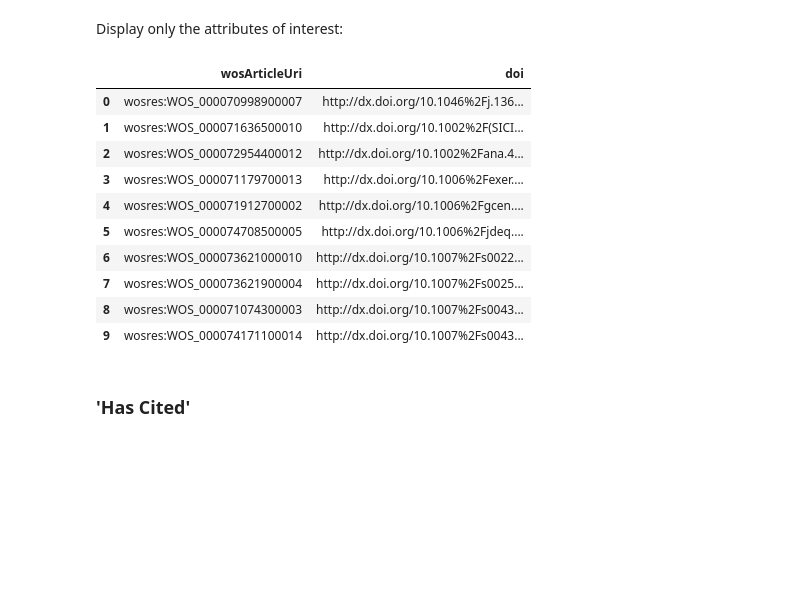
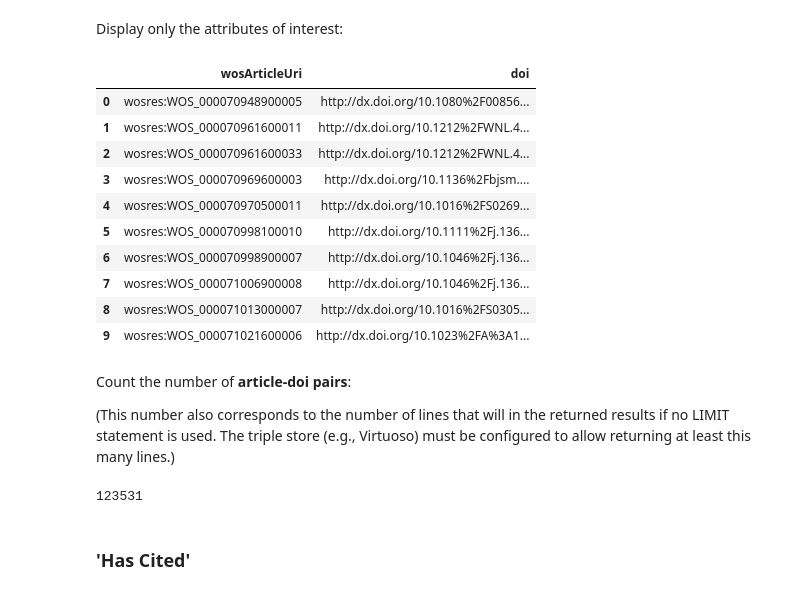
Before and after one commit to clokman/KFIR, a Jupyter notebook: notebooks/KFIR.ipynb, the cells around one changed output. Saved outputs shown, nothing was run; the diff lists cells and outputs as text; code cells hidden in the pictures; blank space fills up the shorter version.

Commit message:
Jupyter notebooks updated with new preprocessing steps and now contains full exploration of article-related data in the WoS triple store.

```diff
--- a/notebooks/KFIR.ipynb
+++ b/notebooks/KFIR.ipynb
@@ -761,32 +511,46 @@ Display only the attributes of interest:
 # %%
 eculture_query.send_select_query("""
 
-    SELECT DISTINCT (?article AS ?wosArticleUri) (?doiDoi as ?doi)
+    SELECT DISTINCT (?article AS ?wosArticleUri) ?doi
     WHERE{
         GRAPH wosGraph: {
             ?article a wos:Article ;
                      wos:DOI ?doi .
-
-            ?doi rdfs:label ?doiLabel ;
-                          wos:DOI ?doiDoi ;
-                          a       ?doiType .
         }
     }
     LIMIT 10
 
 """)
 # %% [output]
 |  | wosArticleUri | doi |
-| 0 | wosres:WOS_000070998900007 | http://dx.doi.org/10.1046%2Fj.136... |
-| 1 | wosres:WOS_000071636500010 | http://dx.doi.org/10.1002%2F(SICI... |
-| 2 | wosres:WOS_000072954400012 | http://dx.doi.org/10.1002%2Fana.4... |
-| 3 | wosres:WOS_000071179700013 | http://dx.doi.org/10.1006%2Fexer.... |
-| 4 | wosres:WOS_000071912700002 | http://dx.doi.org/10.1006%2Fgcen.... |
-| 5 | wosres:WOS_000074708500005 | http://dx.doi.org/10.1006%2Fjdeq.... |
-| 6 | wosres:WOS_000073621000010 | http://dx.doi.org/10.1007%2Fs0022... |
-| 7 | wosres:WOS_000073621900004 | http://dx.doi.org/10.1007%2Fs0025... |
-| 8 | wosres:WOS_000071074300003 | http://dx.doi.org/10.1007%2Fs0043... |
-| 9 | wosres:WOS_000074171100014 | http://dx.doi.org/10.1007%2Fs0043... |
+| 0 | wosres:WOS_000070948900005 | http://dx.doi.org/10.1080%2F00856... |
+| 1 | wosres:WOS_000070961600011 | http://dx.doi.org/10.1212%2FWNL.4... |
+| 2 | wosres:WOS_000070961600033 | http://dx.doi.org/10.1212%2FWNL.4... |
+| 3 | wosres:WOS_000070969600003 | http://dx.doi.org/10.1136%2Fbjsm.... |
+| 4 | wosres:WOS_000070970500011 | http://dx.doi.org/10.1016%2FS0269... |
+| 5 | wosres:WOS_000070998100010 | http://dx.doi.org/10.1111%2Fj.136... |
+| 6 | wosres:WOS_000070998900007 | http://dx.doi.org/10.1046%2Fj.136... |
+| 7 | wosres:WOS_000071006900008 | http://dx.doi.org/10.1046%2Fj.136... |
+| 8 | wosres:WOS_000071013000007 | http://dx.doi.org/10.1016%2FS0305... |
+| 9 | wosres:WOS_000071021600006 | http://dx.doi.org/10.1023%2FA%3A1... |
+# %% [markdown]
+Count the number of **article-doi pairs**:
+
+(This number also corresponds to the number of lines that will in the returned results if no LIMIT statement is used. The triple store (e.g., Virtuoso) must be configured to allow returning at least this many lines.)
+# %%
+no_of_article_doi_pairs = eculture_query.send_count_query(query=
+                            """SELECT (COUNT(?article) AS ?articlesWithDois)
+                               WHERE {
+                                   GRAPH wosGraph:{
+                                       ?article a wos:Article ;
+                                                wos:DOI ?doi .
+                                   }
+                               }
+                            """,
+                            query_variable_that_holds_count_results='articlesWithDois')
+no_of_article_doi_pairs
+# %% [output]
+123531
 # %% [markdown]
 ### 'Has Cited'
 # %%
```
Also changed, not shown: parts of 167 cells of this notebook, 1 other file.
